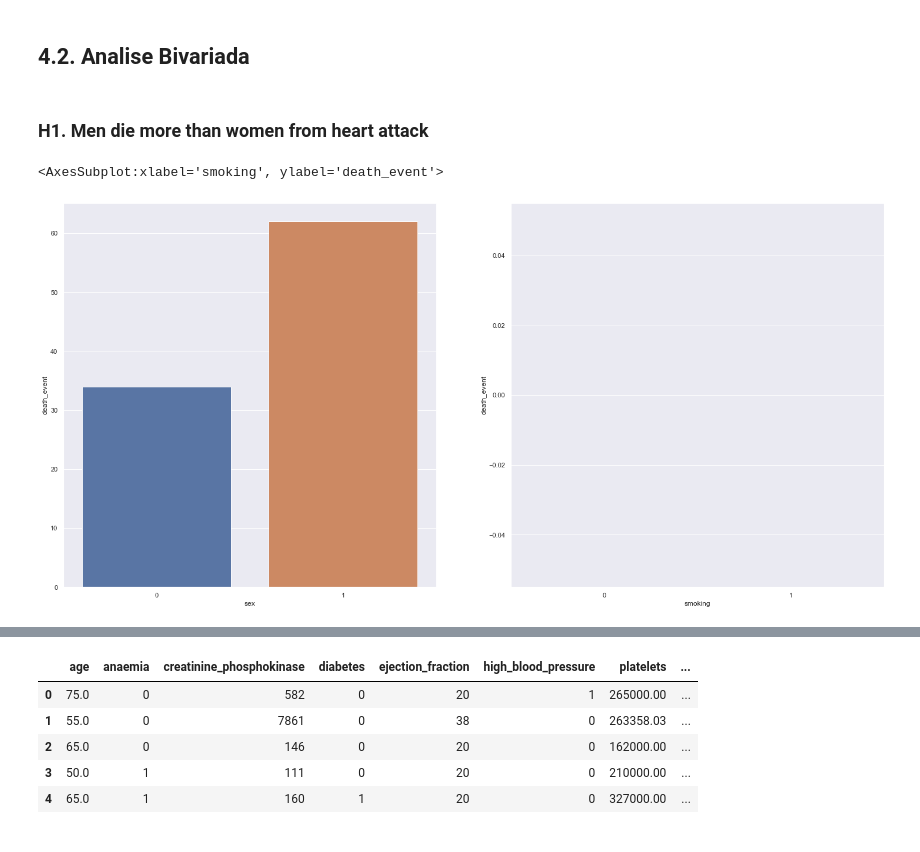
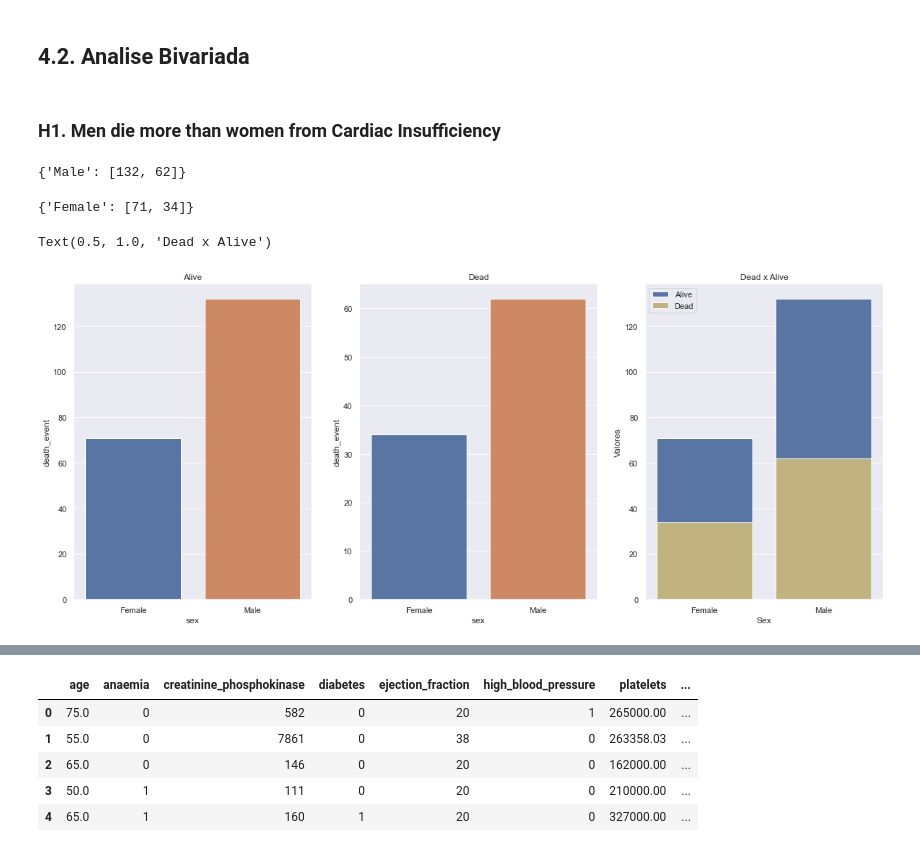
Before and after one commit to alexandrecalmon/cardiac_insufficiency, a Jupyter notebook: m04_v01_cardiac_insufficiency_prediction.ipynb, the cells around one changed output, grey strips where cells are left out. Cells and saved outputs as stored; diff of their text form; code cells hidden in the pictures.

```diff
--- a/m04_v01_cardiac_insufficiency_prediction.ipynb
+++ b/m04_v01_cardiac_insufficiency_prediction.ipynb
@@ -7,6 +7,7 @@ import math
 import random
 import pickle
 import requests
+import result
 import datetime
 import warnings
 warnings.filterwarnings( 'ignore')
@@ -23,6 +24,7 @@ from sklearn.ensemble      import RandomForestRegressor
 from sklearn.linear_model  import LinearRegression
 from sklearn.linear_model  import Lasso
 from sklearn.preprocessing import MinMaxScaler, LabelEncoder, RobustScaler
+from matplotlib.ticker     import PercentFormatter
 
 
 from flask                         import Flask, request, Response
@@ -38,7 +40,7 @@ from IPython.core.interactiveshell import InteractiveShell
 
 
 plt.style.use( 'bmh' )
-plt.rcParams['figure.figsize'] = [25, 12]
+plt.rcParams['figure.figsize'] = [20, 8]
 plt.rcParams['font.size'] = 24
 
 display( HTML( '<style>.container { width:100% !important; }</style>') )
@@ -272,4 +269,4 @@ num_attributes.hist( bins=25);
 # %% [markdown]
 ## 4.2. Analise Bivariada
 # %% [markdown]
-### **H1.** Men die more than women from heart attack
+### **H1.** Men die more than women from Cardiac Insufficiency
@@ -276,14 +283,41 @@ num_attributes.hist( bins=25);
+# %%
+male_soma = (aux5.loc[0][0] , aux5.loc[0][1])
+male_soma = list(male_soma)
+male_soma = {'Male': male_soma}
+male_soma
+# %% [output]
+{'Male': [132, 62]}
+# %%
+female_soma = (aux5.loc[0][2] , aux5.loc[0][3])
+female_soma = list(female_soma)
+female_soma = {'Female': female_soma}
+female_soma
+# %% [output]
+{'Female': [71, 34]}
 # %%
-aux1 = df4[(df4['death_event'] == 1)]
-aux2 = aux1[['sex', 'death_event']].groupby('sex').sum().reset_index()
-aux3 = df4[(df4['death_event'] == 0)]
-aux4 = aux3[['smoking', 'death_event']].groupby('smoking').sum().reset_index()
+aux1 = df4[(df4['death_event'] == 0)]
+aux1['sex'] = aux1['sex'].apply(lambda x: 'Female' if x == 0 else 'Male')
+aux2 = aux1[['sex', 'death_event']].groupby('sex').agg('count').reset_index()
 
-plt.subplot(1,2,1)
+aux3 = df4[(df4['death_event'] == 1)]
+aux3['sex'] = aux3['sex'].apply(lambda x: 'Female' if x == 0 else 'Male')
+aux4 = aux3[['sex', 'death_event']].groupby('sex').agg('count').reset_index()
+
+plt.subplot(1,3,1)
 sns.barplot(x='sex', y='death_event', data=aux2)
+plt.title('Alive')
 
-plt.subplot(1,2,2)
-sns.barplot(x='smoking', y='death_event', data=aux4)
+plt.subplot(1,3,2)
+sns.barplot(x='sex', y='death_event', data=aux4)
+plt.title('Dead')
+
+plt.subplot(1,3,3)
+sns.barplot(x='sex', y='death_event', data=aux2 , label = 'Alive', color = 'b')
+sns.barplot(x='sex', y='death_event', data=aux4, label = 'Dead', color = 'y')
+plt.ylabel('Valores')
+plt.xlabel('Sex')
+plt.legend()
+plt.title('Dead x Alive')
 # %% [output]
-<AxesSubplot:xlabel='smoking', ylabel='death_event'>
+Text(0.5, 1.0, 'Dead x Alive')
-[figure, old version]
+[figure, new version]
```
Also changed, not shown: parts of 17 cells of this notebook.
